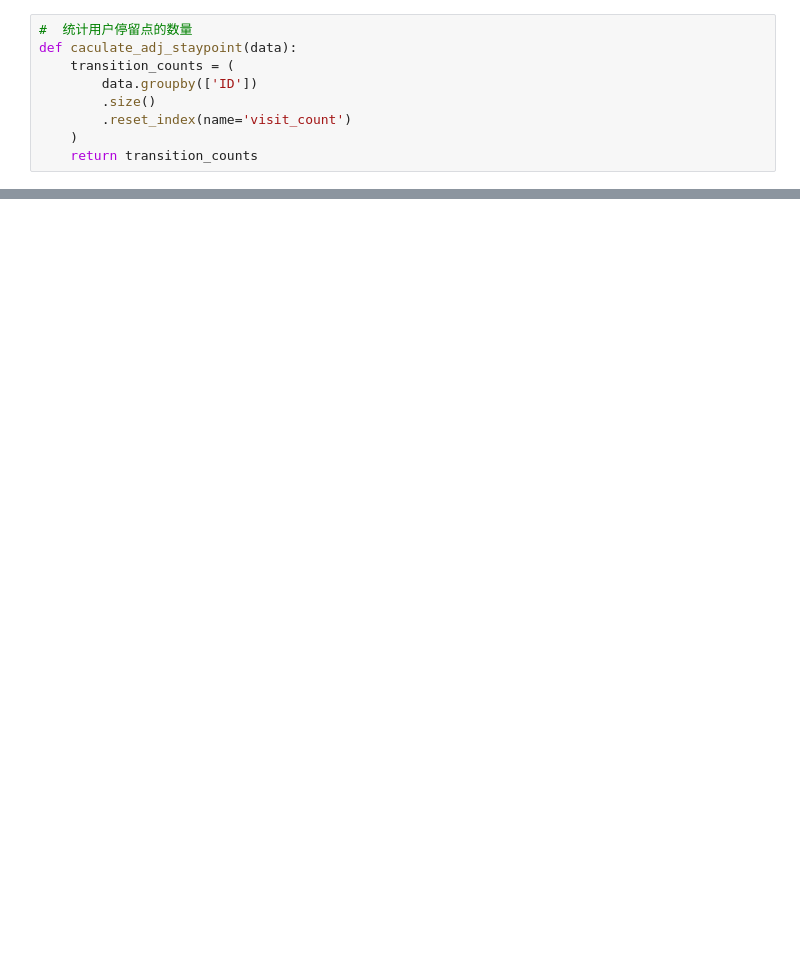
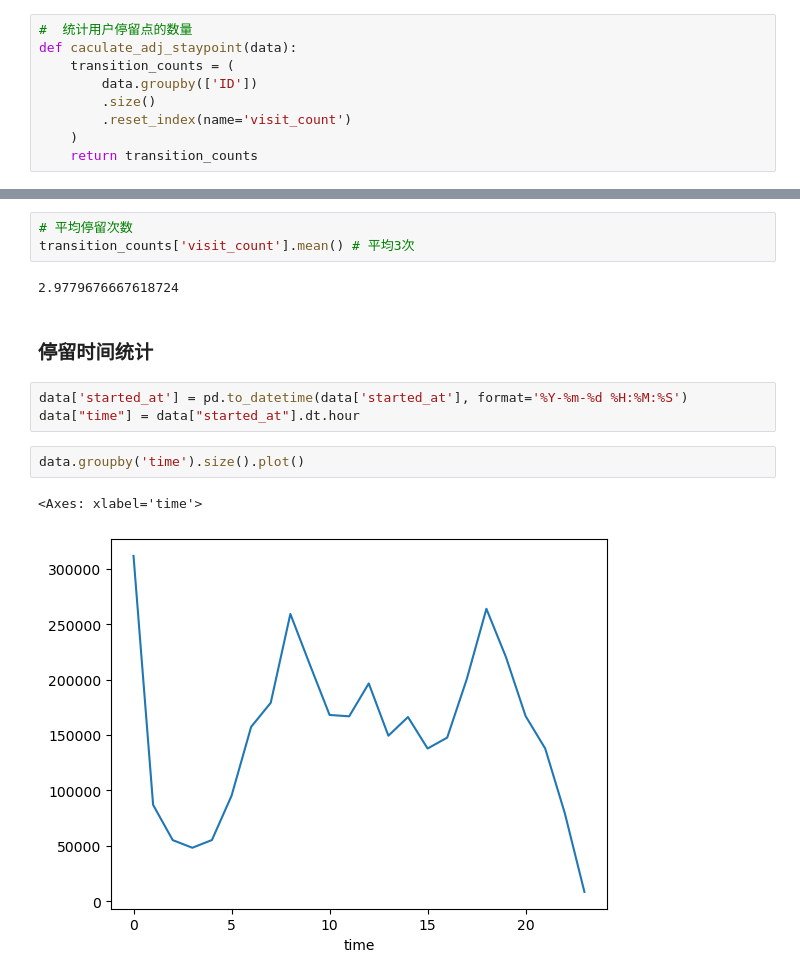
Before and after one commit to lun55/MobileDataClean, a Jupyter notebook: 手机定位数据探索性分析/停留点.ipynb, the cells around one changed output, grey strips where cells are left out. Saved outputs shown, nothing was run; the diff lists cells and outputs as text; blank space fills up the shorter version.

```diff
--- a/手机定位数据探索性分析/停留点.ipynb
+++ b/手机定位数据探索性分析/停留点.ipynb
@@ -46,0 +86,15 @@ vist_count.plot(x='visit_count',y='count',kind='bar') # 停留的数量在4个
+# %%
+# 平均停留次数
+transition_counts['visit_count'].mean() # 平均3次
+# %% [output]
+2.9779676667618724
+# %% [markdown]
+### 停留时间统计
+# %%
+data['started_at'] = pd.to_datetime(data['started_at'], format='%Y-%m-%d %H:%M:%S')
+data["time"] = data["started_at"].dt.hour
+# %%
+data.groupby('time').size().plot()
+# %% [output]
+<Axes: xlabel='time'>
+[figure, added]
```
Also changed, not shown: parts of 7 cells of this notebook, 1 other file.
